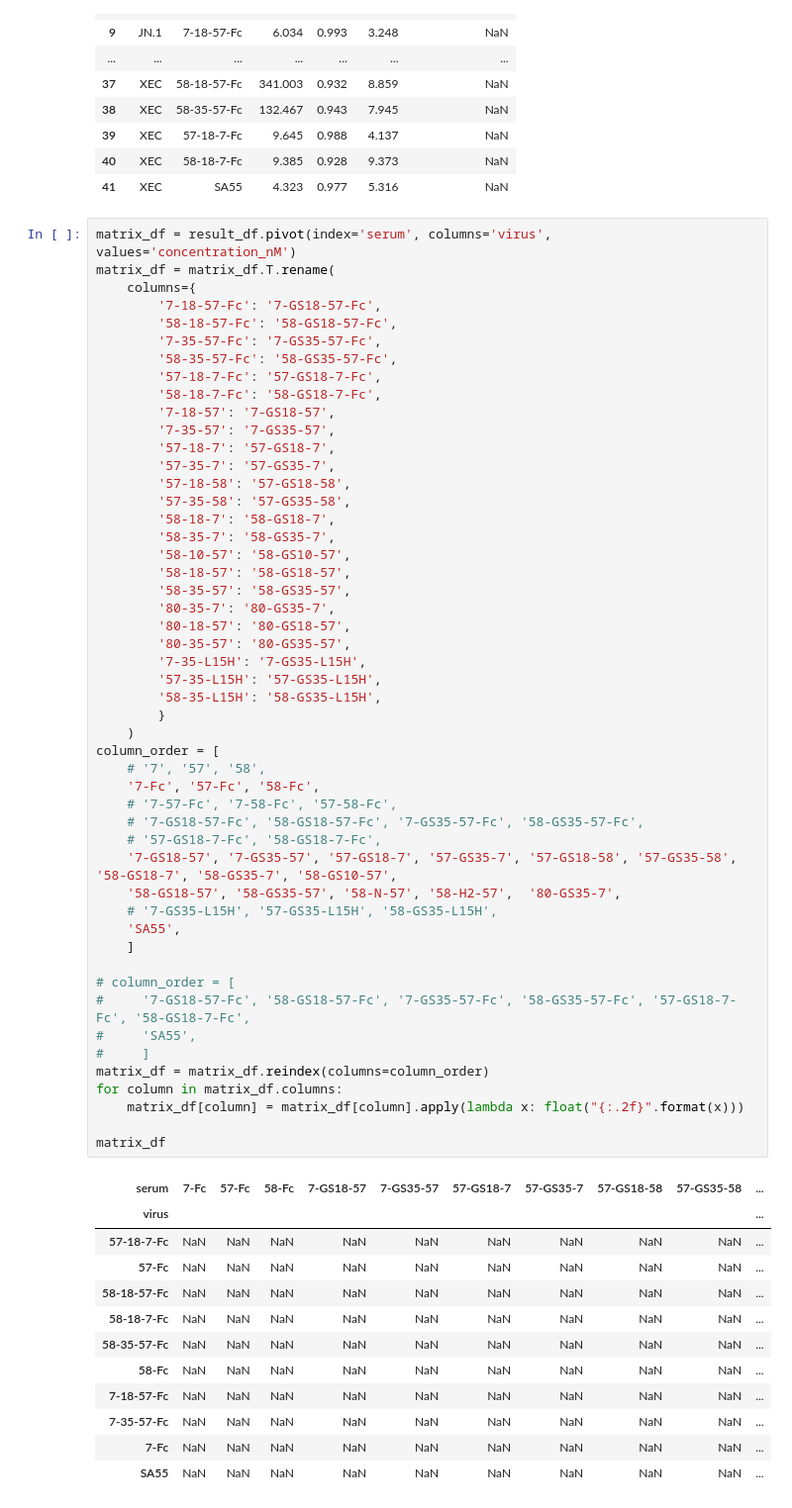
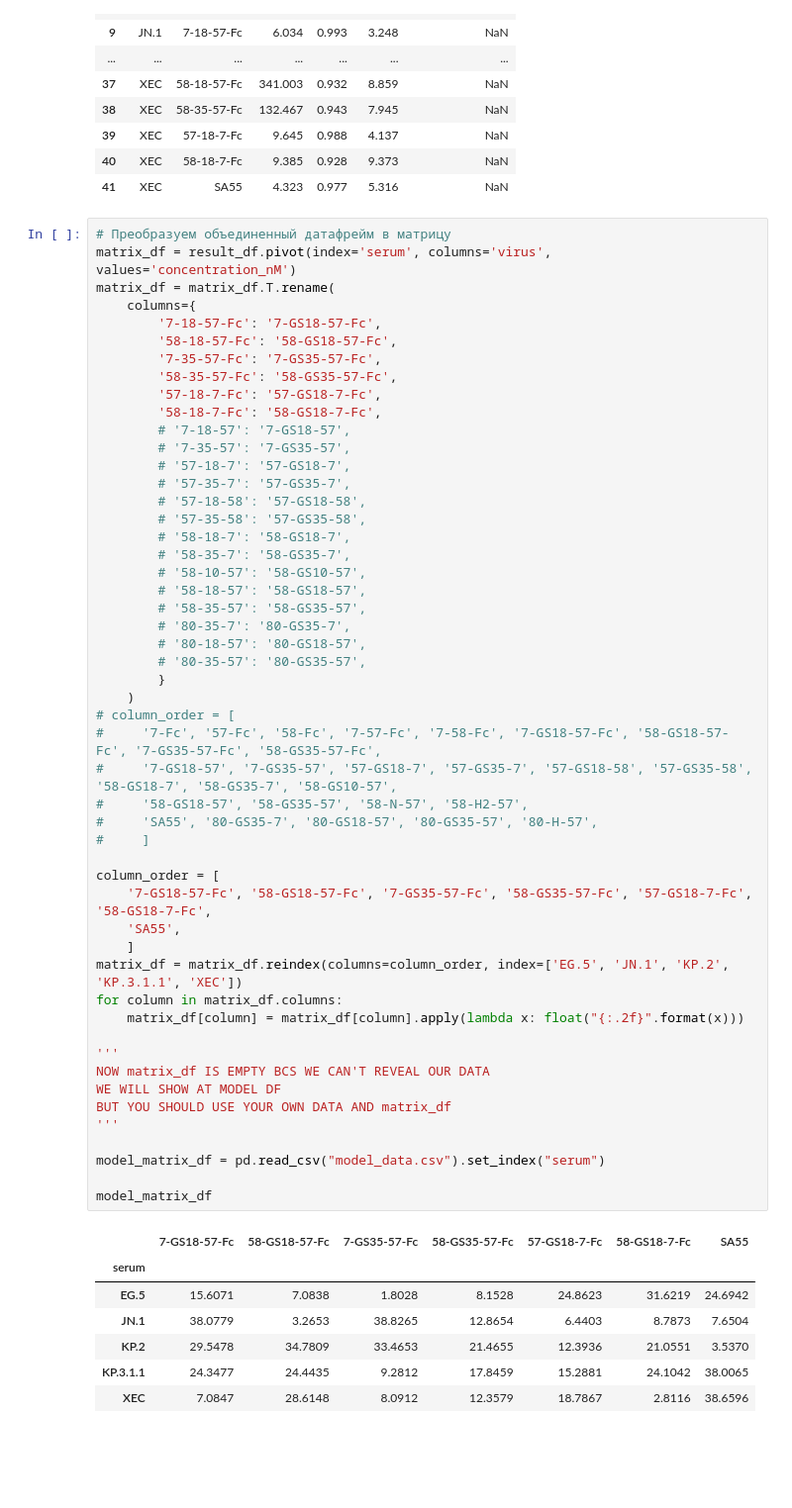
Before and after one commit to wertick01/VNPlot, a Jupyter notebook: all_release_version.ipynb, the cells around one changed output. Shown at 99% size. Saved outputs shown, nothing was run; the diff lists cells and outputs as text; blank space fills up the shorter version.

Commit message:
model IC50s

```diff
--- a/all_release_version.ipynb
+++ b/all_release_version.ipynb
@@ -1076,65 +1076,61 @@ result_df # is empty because we can't reveal sequences
 | 40 | XEC | 58-18-7-Fc | 9.385 | 0.928 | 9.373 | NaN |
 | 41 | XEC | SA55 | 4.323 | 0.977 | 5.316 | NaN |
 # %%
+# Преобразуем объединенный датафрейм в матрицу
 matrix_df = result_df.pivot(index='serum', columns='virus', values='concentration_nM')
 matrix_df = matrix_df.T.rename(
     columns={
         '7-18-57-Fc': '7-GS18-57-Fc',
         '58-18-57-Fc': '58-GS18-57-Fc',
         '7-35-57-Fc': '7-GS35-57-Fc',
         '58-35-57-Fc': '58-GS35-57-Fc',
         '57-18-7-Fc': '57-GS18-7-Fc',
         '58-18-7-Fc': '58-GS18-7-Fc',
-        '7-18-57': '7-GS18-57',
-        '7-35-57': '7-GS35-57',
-        '57-18-7': '57-GS18-7',
-        '57-35-7': '57-GS35-7',
-        '57-18-58': '57-GS18-58',
-        '57-35-58': '57-GS35-58',
-        '58-18-7': '58-GS18-7',
-        '58-35-7': '58-GS35-7',
-        '58-10-57': '58-GS10-57',
-        '58-18-57': '58-GS18-57',
-        '58-35-57': '58-GS35-57',
-        '80-35-7': '80-GS35-7',
-        '80-18-57': '80-GS18-57',
-        '80-35-57': '80-GS35-57',
-        '7-35-L15H': '7-GS35-L15H',
-        '57-35-L15H': '57-GS35-L15H',
-        '58-35-L15H': '58-GS35-L15H',
+        # '7-18-57': '7-GS18-57',
+        # '7-35-57': '7-GS35-57',
+        # '57-18-7': '57-GS18-7',
+        # '57-35-7': '57-GS35-7',
+        # '57-18-58': '57-GS18-58',
+        # '57-35-58': '57-GS35-58',
+        # '58-18-7': '58-GS18-7',
+        # '58-35-7': '58-GS35-7',
+        # '58-10-57': '58-GS10-57',
+        # '58-18-57': '58-GS18-57',
+        # '58-35-57': '58-GS35-57',
+        # '80-35-7': '80-GS35-7',
+        # '80-18-57': '80-GS18-57',
+        # '80-35-57': '80-GS35-57',
         }
     )
+# column_order = [
+#     '7-Fc', '57-Fc', '58-Fc', '7-57-Fc', '7-58-Fc', '7-GS18-57-Fc', '58-GS18-57-Fc', '7-GS35-57-Fc', '58-GS35-57-Fc',
+#     '7-GS18-57', '7-GS35-57', '57-GS18-7', '57-GS35-7', '57-GS18-58', '57-GS35-58', '58-GS18-7', '58-GS35-7', '58-GS10-57',
+#     '58-GS18-57', '58-GS35-57', '58-N-57', '58-H2-57',
+#     'SA55', '80-GS35-7', '80-GS18-57', '80-GS35-57', '80-H-57',
+#     ]
+
 column_order = [
-    # '7', '57', '58',
-    '7-Fc', '57-Fc', '58-Fc',
-    # '7-57-Fc', '7-58-Fc', '57-58-Fc',
-    # '7-GS18-57-Fc', '58-GS18-57-Fc', '7-GS35-57-Fc', '58-GS35-57-Fc',
-    # '57-GS18-7-Fc', '58-GS18-7-Fc',
-    '7-GS18-57', '7-GS35-57', '57-GS18-7', '57-GS35-7', '57-GS18-58', '57-GS35-58', '58-GS18-7', '58-GS35-7', '58-GS10-57',
-    '58-GS18-57', '58-GS35-57', '58-N-57', '58-H2-57',  '80-GS35-7',
-    # '7-GS35-L15H', '57-GS35-L15H', '58-GS35-L15H',
+    '7-GS18-57-Fc', '58-GS18-57-Fc', '7-GS35-57-Fc', '58-GS35-57-Fc', '57-GS18-7-Fc', '58-GS18-7-Fc',
     'SA55',
     ]
-
-# column_order = [
-#     '7-GS18-57-Fc', '58-GS18-57-Fc', '7-GS35-57-Fc', '58-GS35-57-Fc', '57-GS18-7-Fc', '58-GS18-7-Fc',
-#     'SA55',
-#     ]
-matrix_df = matrix_df.reindex(columns=column_order)
+matrix_df = matrix_df.reindex(columns=column_order, index=['EG.5', 'JN.1', 'KP.2', 'KP.3.1.1', 'XEC'])
 for column in matrix_df.columns:
     matrix_df[column] = matrix_df[column].apply(lambda x: float("{:.2f}".format(x)))
 
-matrix_df
+'''
+NOW matrix_df IS EMPTY BCS WE CAN'T REVEAL OUR DATA
+WE WILL SHOW AT MODEL DF
+BUT YOU SHOULD USE YOUR OWN DATA AND matrix_df
+'''
+
+model_matrix_df = pd.read_csv("model_data.csv").set_index("serum")
+
+model_matrix_df
 # %% [output]
-| serum | 7-Fc | 57-Fc | 58-Fc | 7-GS18-57 | 7-GS35-57 | 57-GS18-7 | 57-GS35-7 | 57-GS18-58 | 57-GS35-58 | ... |
-| virus |  |  |  |  |  |  |  |  |  | ... |
-| 57-18-7-Fc | NaN | NaN | NaN | NaN | NaN | NaN | NaN | NaN | NaN | ... |
-| 57-Fc | NaN | NaN | NaN | NaN | NaN | NaN | NaN | NaN | NaN | ... |
-| 58-18-57-Fc | NaN | NaN | NaN | NaN | NaN | NaN | NaN | NaN | NaN | ... |
-| 58-18-7-Fc | NaN | NaN | NaN | NaN | NaN | NaN | NaN | NaN | NaN | ... |
-| 58-35-57-Fc | NaN | NaN | NaN | NaN | NaN | NaN | NaN | NaN | NaN | ... |
-| 58-Fc | NaN | NaN | NaN | NaN | NaN | NaN | NaN | NaN | NaN | ... |
-| 7-18-57-Fc | NaN | NaN | NaN | NaN | NaN | NaN | NaN | NaN | NaN | ... |
-| 7-35-57-Fc | NaN | NaN | NaN | NaN | NaN | NaN | NaN | NaN | NaN | ... |
-| 7-Fc | NaN | NaN | NaN | NaN | NaN | NaN | NaN | NaN | NaN | ... |
-| SA55 | NaN | NaN | NaN | NaN | NaN | NaN | NaN | NaN | NaN | ... |
+|  | 7-GS18-57-Fc | 58-GS18-57-Fc | 7-GS35-57-Fc | 58-GS35-57-Fc | 57-GS18-7-Fc | 58-GS18-7-Fc | SA55 |
+| serum |  |  |  |  |  |  |  |
+| EG.5 | 15.6071 | 7.0838 | 1.8028 | 8.1528 | 24.8623 | 31.6219 | 24.6942 |
+| JN.1 | 38.0779 | 3.2653 | 38.8265 | 12.8654 | 6.4403 | 8.7873 | 7.6504 |
+| KP.2 | 29.5478 | 34.7809 | 33.4653 | 21.4655 | 12.3936 | 21.0551 | 3.5370 |
+| KP.3.1.1 | 24.3477 | 24.4435 | 9.2812 | 17.8459 | 15.2881 | 24.1042 | 38.0065 |
+| XEC | 7.0847 | 28.6148 | 8.0912 | 12.3579 | 18.7867 | 2.8116 | 38.6596 |
```
Also changed, not shown: parts of 1 cell of this notebook, 1 other file.
